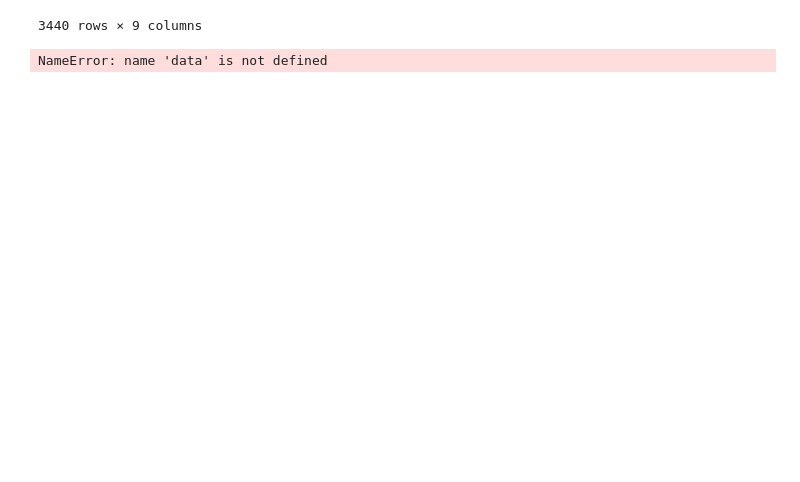
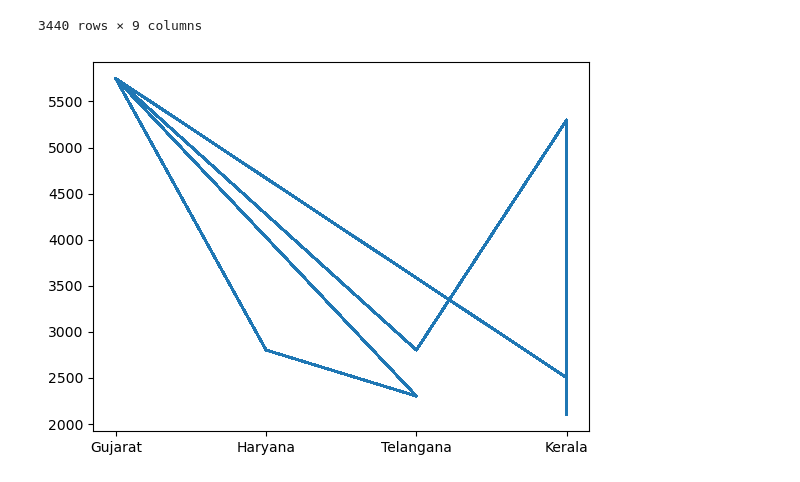
Before and after one commit to i-m-sonu/Machine-Learning, a Jupyter notebook: dataLearning.ipynb, the cells around one changed output. Drawn from its saved outputs; the diff is of its cells as text; code cells hidden in the pictures; blank space fills up the shorter version.

```diff
--- a/dataLearning.ipynb
+++ b/dataLearning.ipynb
@@ -81,10 +81,13 @@ data
 data.to_json('price.json', orient='records', lines=True)
 # %%
 import matplotlib.pyplot as plot
+import numpy as np
+import pandas as pd
+data=pd.read_json("test.json")
 plot.plot(data['state_name'],data['modal_price_rs_quintal'])
 plot.show()
 # %% [output]
-NameError: name 'data' is not defined
+[figure, added]
 # %%
 data
 # %% [output]
```
Also changed, not shown: parts of 1 cell of this notebook.
